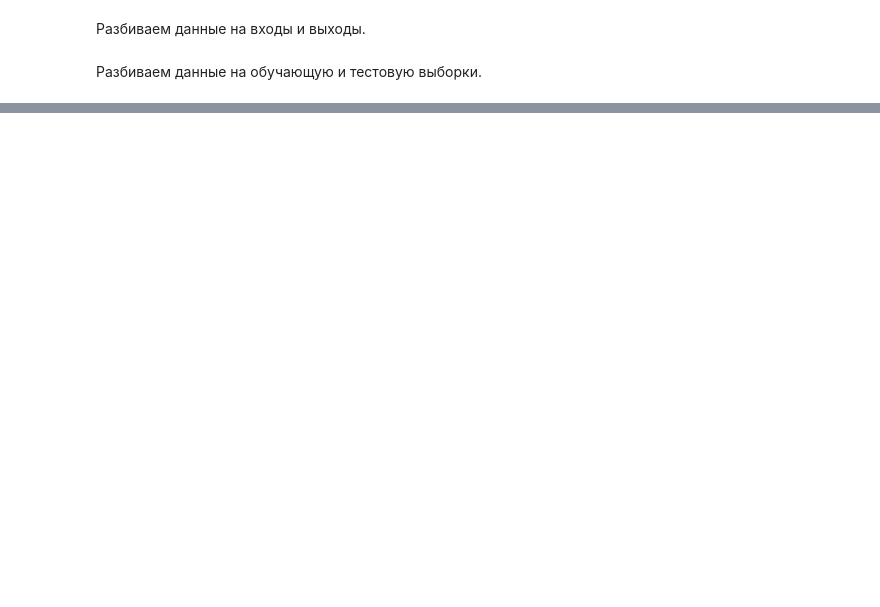
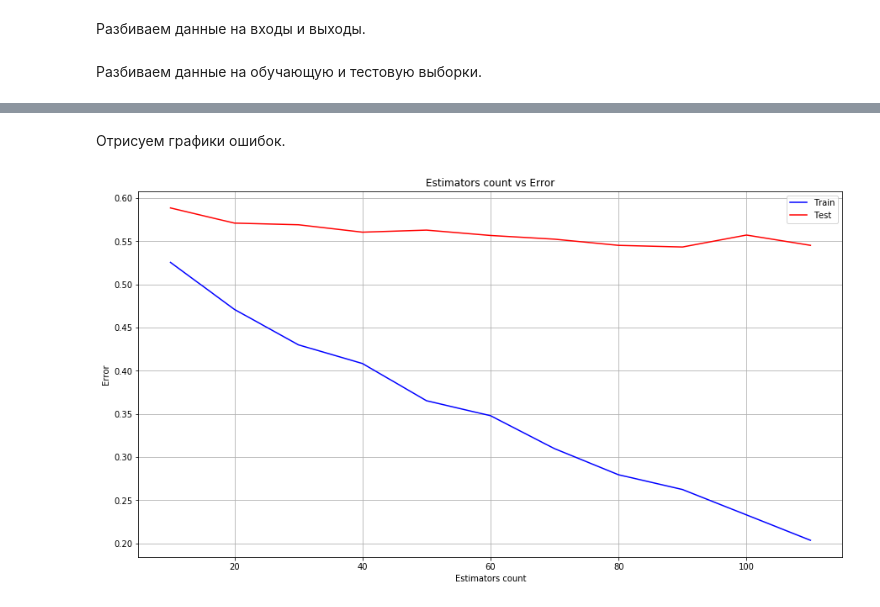
Before and after one commit to Befezdow/ai_test, a Jupyter notebook: lab3.ipynb, the cells around one changed output, grey strips where cells are left out. Saved outputs shown, nothing was run; the diff lists cells and outputs as text; code cells hidden in the pictures; blank space fills up the shorter version.

```diff
--- a/lab3.ipynb
+++ b/lab3.ipynb
@@ -193,0 +211,13 @@ print(err_train, err_test, oob_best_iter)
+# %%
+small_data = data.iloc[0:7000,:]
+
+x = small_data.drop('class1', axis = 1)
+y = small_data['class1']
+
+x_train, x_test, y_train, y_test = train_test_split(x, y, test_size = 0.3, random_state = 42)
+
+n_train, _ = x_train.shape
+n_test,  _ = x_test.shape
+
+print('Train dataset size: {}'.format(n_train))
+print('Test dataset size: {}'.format(n_test))
@@ -193,0 +229,15 @@ print(err_train, err_test, oob_best_iter)
+# %%
+estimators_number_list = list(np.arange(10, 111, 10))
+train_error_list = []
+test_error_list = []
+for estimators_number in estimators_number_list:
+  gbt_model = ensemble.GradientBoostingClassifier(n_estimators = estimators_number, subsample=0.5)
+  gbt_model.fit(x_train, y_train)
+
+  train_error = np.mean(y_train != gbt_model.predict(x_train))
+  test_error = np.mean(y_test != gbt_model.predict(x_test))
+
+  train_error_list.append(train_error)
+  test_error_list.append(test_error)
+
+  print(err_train, err_test)
@@ -193,0 +256,14 @@ print(err_train, err_test, oob_best_iter)
+# %% [markdown]
+Отрисуем графики ошибок.
+# %%
+plt.figure(figsize = (15, 8))
+plt.plot(estimators_number_list, train_error_list, label = 'Train', color = 'blue')
+plt.plot(estimators_number_list, test_error_list, label = 'Test', color = 'red')
+
+plt.xlabel('Estimators count')
+plt.ylabel('Error')
+plt.title('Estimators count vs Error')
+plt.legend()
+plt.grid()
+# %% [output]
+[figure, added]
```
Also changed, not shown: parts of 18 cells of this notebook.
